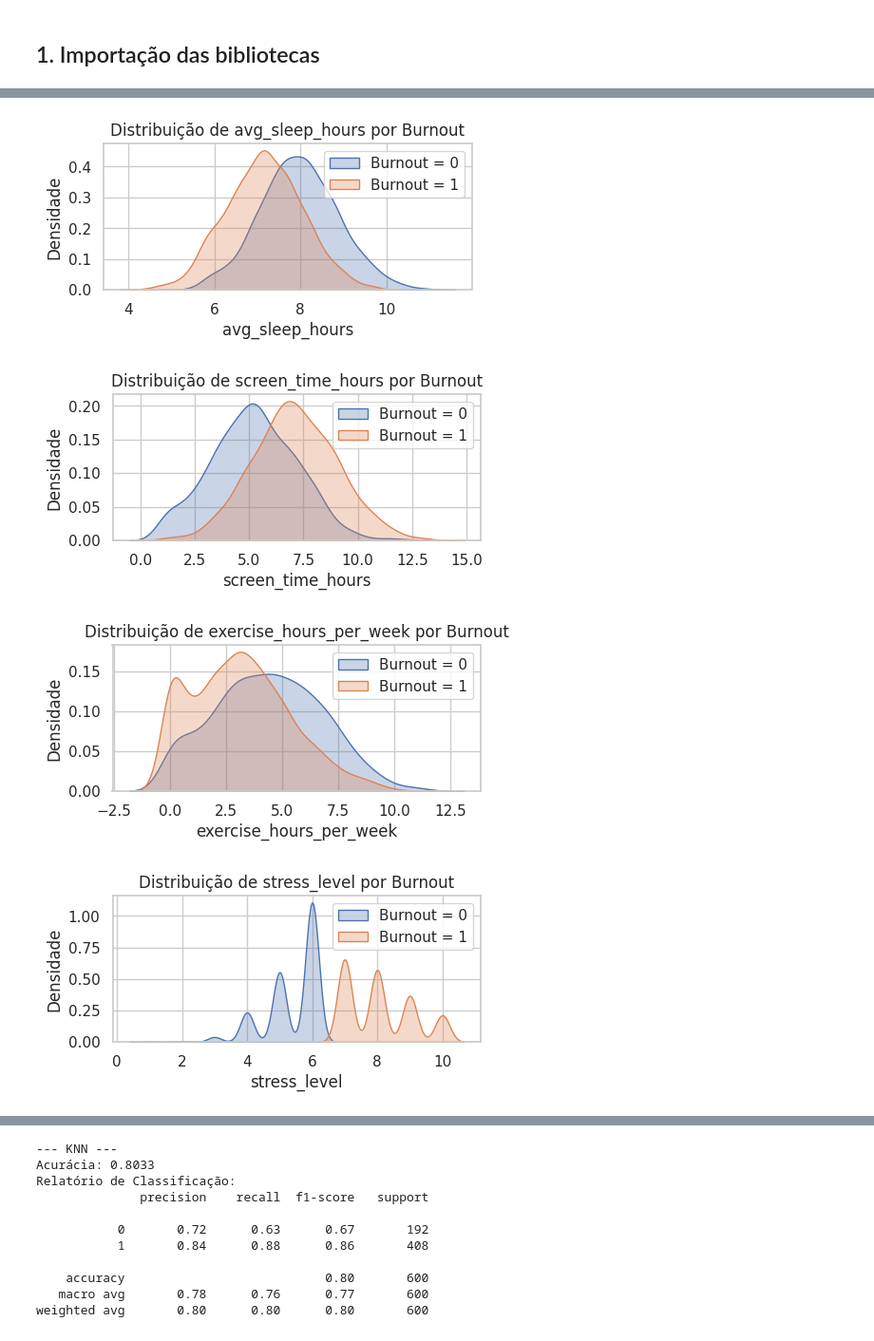
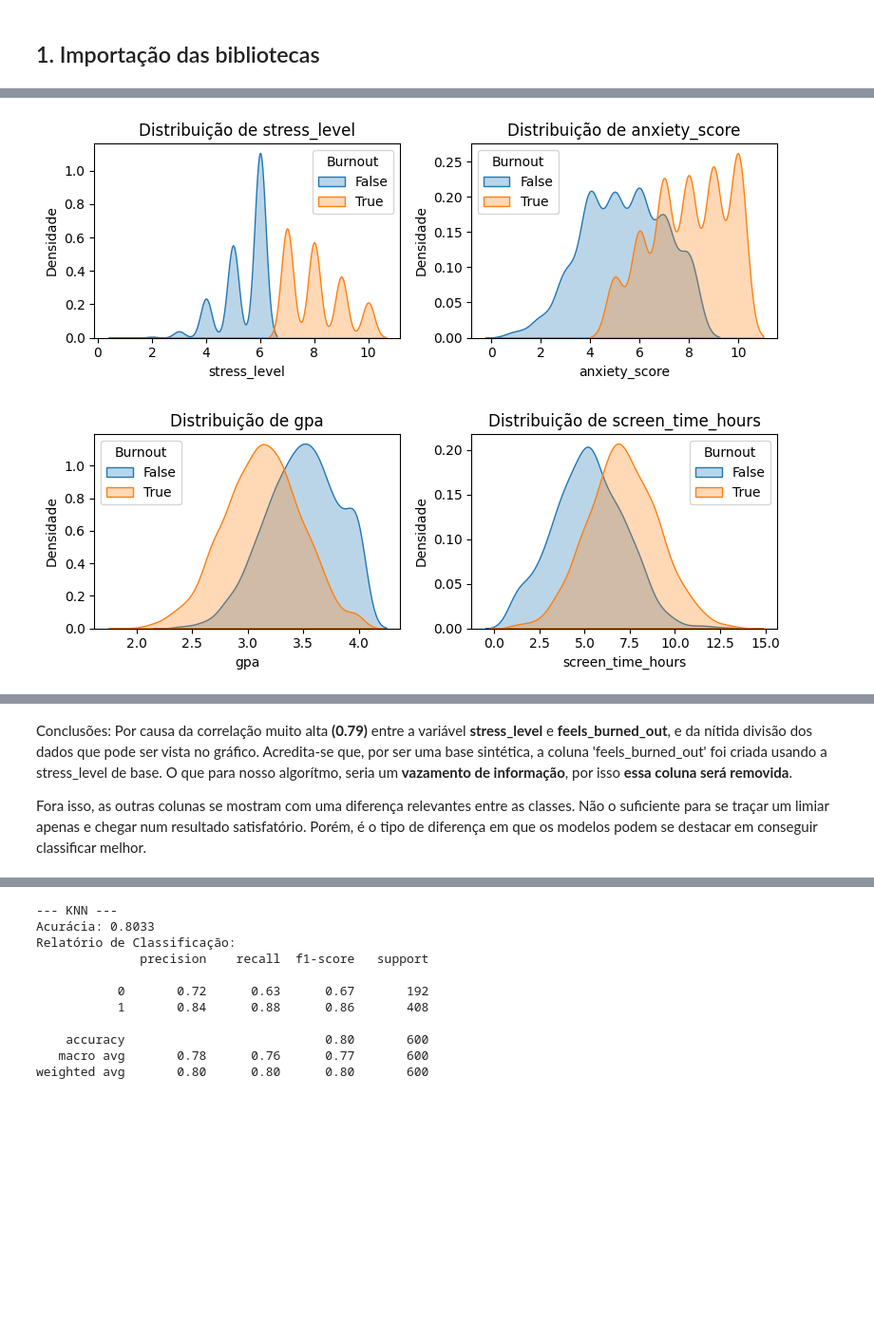
Before and after one commit to BrunuCosta/students_GPA_regression, a Jupyter notebook: students_burnout.ipynb, the cells around one changed output, grey strips where cells are left out. Shown at 95% size. Saved outputs shown, nothing was run; the diff lists cells and outputs as text; code cells hidden in the pictures; blank space fills up the shorter version.

Commit message:
Descrição de toda a introdução e analise exploratória dos dados Falta: - Implementar CV - Avaliar se é necessário algumas outras análises exploratórias - Descrever escolha dos modelos e resultados

```diff
--- a/students_burnout.ipynb
+++ b/students_burnout.ipynb
@@ -52,13 +81,0 @@ Alvo ausente: 0
-# %%
-target = 'feels_burned_out'
-# Configurar o estilo visual do Seaborn
-sns.set_theme(style="whitegrid")
-
-# Gráfico 1: Histograma com Curva de Densidade (KDE)
-# O KDE ajuda a visualizar a curva suave da distribuição
-plt.hist(dataset[target], bins=[-0.5, 0.5, 1.5], edgecolor='black')
-plt.xticks([False, True], ['Sem burnout', 'Com burnout'])
-plt.xlabel('Burnout')
-plt.ylabel('Quantidade de estudantes')
-plt.title('Distribuição de Burnout entre Estudantes')
-plt.show()
@@ -124,29 +159,26 @@ verif_desvio_padrao('avg_sleep_hours', dataset)
 dataset.drop(['faixas_investigadas'], axis=1, inplace=True)
 # %%
 # Plotando um grafico para as variáveis mais correlacionadas com o problema
-variaveis = ['avg_sleep_hours',
-             'screen_time_hours',
-             'exercise_hours_per_week',
-             'stress_level',
-             'anxiety_score'
-             ]
+variaveis = ['stress_level', 'anxiety_score', 'gpa', 'screen_time_hours']
+pares = [(variaveis[0], variaveis[1]), (variaveis[2], variaveis[3])]
 
-for var in variaveis:
-    plt.figure(figsize=(5, 2))
+for par in pares:
+    fig, axes = plt.subplots(1, 2, figsize=(8, 3))
 
-    # Plotar distribuição em forma de curva (KDE) com área pintada
-    for valor in [0, 1]:
-        subset = dataset[dataset['feels_burned_out'] == valor]
-        sns.kdeplot(data=subset, x=var, label=f'Burnout = {valor}',
-                    fill=True, alpha=0.3, common_norm=False)
+    for i, var in enumerate(par):
+        for valor in [0, 1]:
+            subset = dataset[dataset['feels_burned_out'] == valor]
+            sns.kdeplot(data=subset, x=var, ax=axes[i],
+                        label=f'{bool(valor)}',
+                        fill=True, alpha=0.3, common_norm=False)
 
-    plt.xlabel(var)
-    plt.ylabel('Densidade')
-    plt.title(f'Distribuição de {var} por Burnout')
-    plt.legend()
+        axes[i].set_xlabel(var)
+        axes[i].set_ylabel('Densidade')
+        axes[i].set_title(f'Distribuição de {var}')
+        axes[i].legend(title='Burnout')
+
+    plt.tight_layout()
     plt.show()
 # %% [output]
-[figure, old version]
+[figure, new version]
-[figure, old version]
+[figure, new version]
-[figure, removed]
-[figure, removed]
@@ -159 +185,5 @@ dataset.drop(columns=['gender', 'stress_level'], inplace=True)
+# %% [markdown]
+Conclusões: Por causa da correlação muito alta **(0.79)** entre a variável **stress_level** e **feels_burned_out**, e da nítida divisão dos dados que pode ser vista no gráfico. Acredita-se que, por ser uma base sintética, a coluna 'feels_burned_out' foi criada usando a stress_level de base. O que para nosso algorítmo, seria um **vazamento de informação**, por isso **essa coluna será removida**.
+
+Fora isso, as outras colunas se mostram com uma diferença relevantes entre as classes. Não o suficiente para se traçar um limiar apenas e chegar num resultado satisfatório. Porém, é o tipo de diferença em que os modelos podem se destacar em conseguir classificar melhor.
 # %% [markdown]
```
Also changed, not shown: parts of 29 cells of this notebook.
